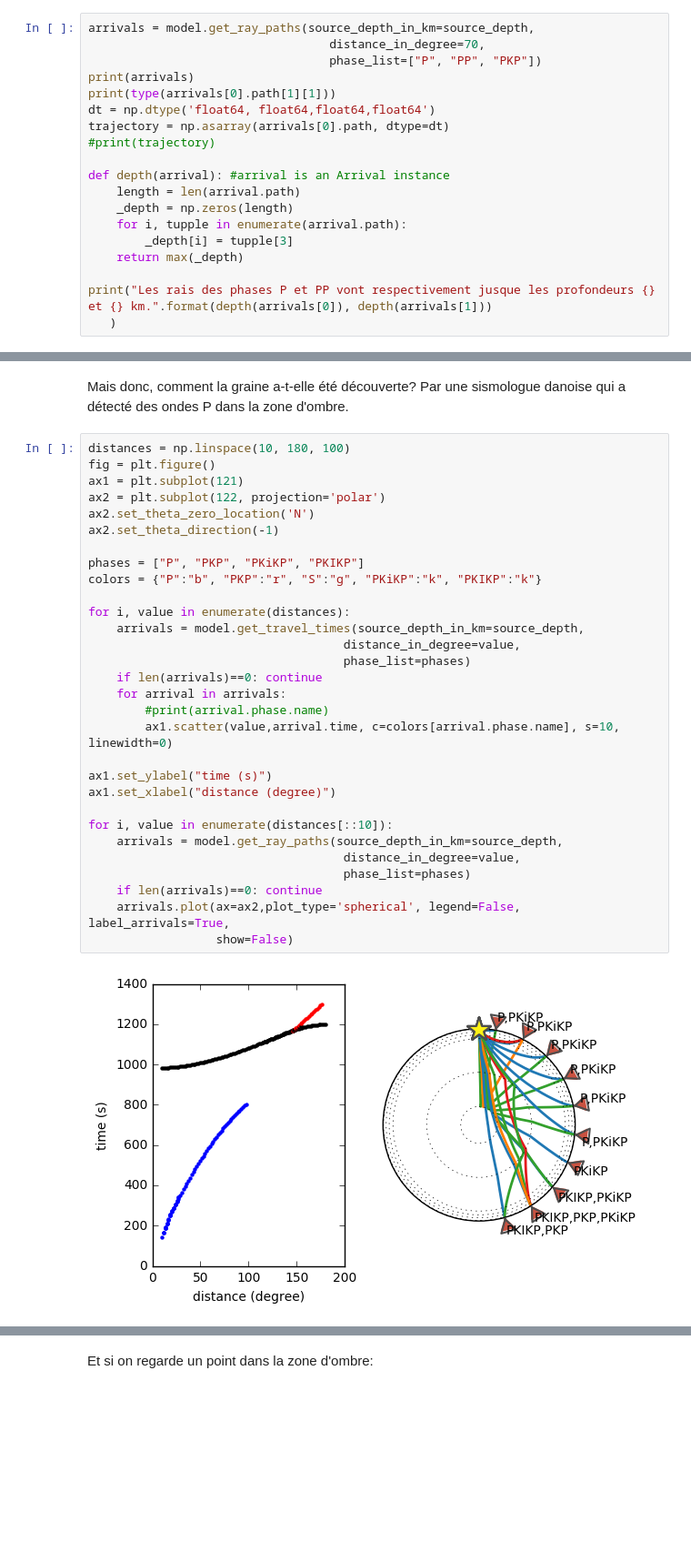
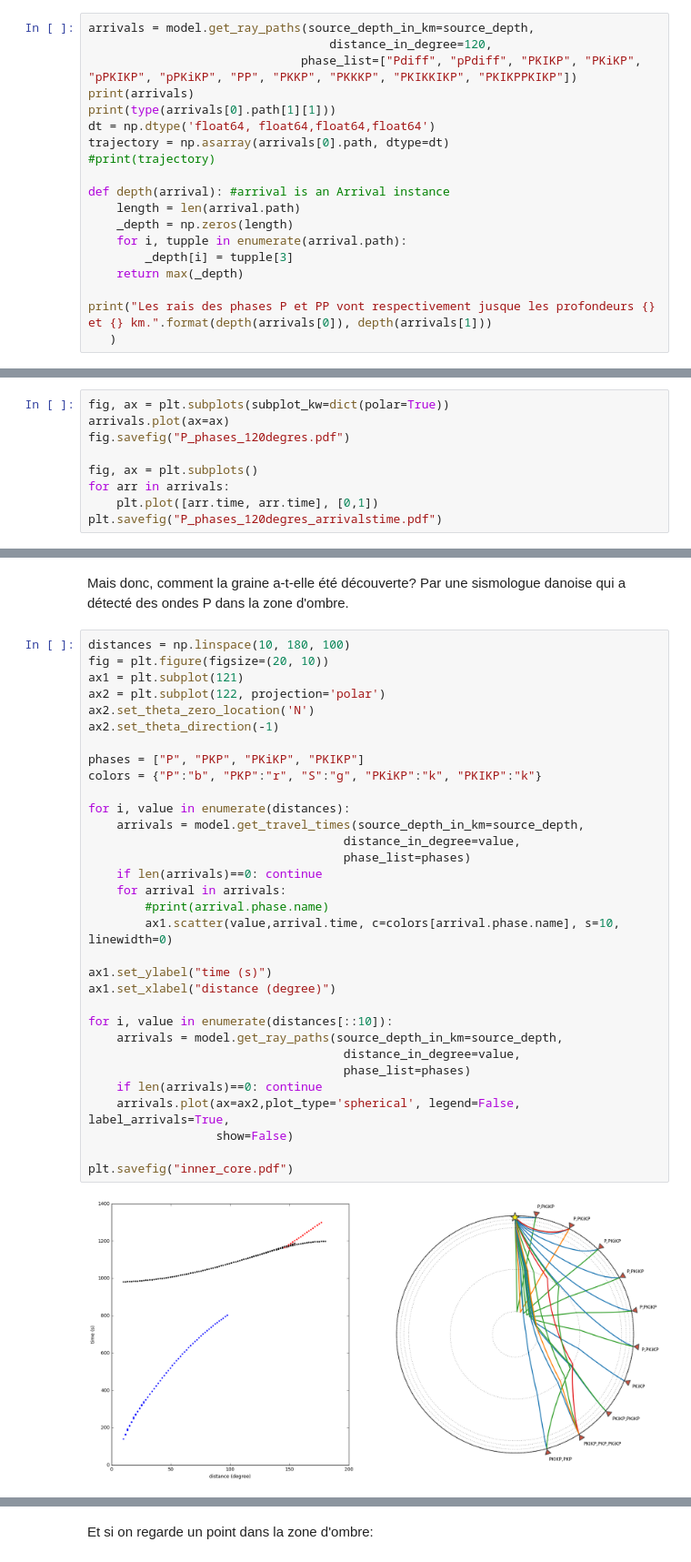
Before and after one commit to MarineLasbleis/animations_sismo, a Jupyter notebook: graine.ipynb, the cells around one changed output, grey strips where cells are left out. Shown: that part at 91% size. Cells and saved outputs as stored; diff of their text form; blank space fills up the shorter version.

```diff
--- a/graine.ipynb
+++ b/graine.ipynb
@@ -46,8 +46,8 @@ print(arrivals)
 La fonction get_ray_paths() donne en apparence la meme sortie:
 # %%
 arrivals = model.get_ray_paths(source_depth_in_km=source_depth,
-                                  distance_in_degree=70,
-                                  phase_list=["P", "PP", "PKP"])
+                                  distance_in_degree=120,
+                              phase_list=["Pdiff", "pPdiff", "PKIKP", "PKiKP", "pPKIKP", "pPKiKP", "PP", "PKKP", "PKKKP", "PKIKKIKP", "PKIKPPKIKP"])
 print(arrivals)
 print(type(arrivals[0].path[1][1]))
 dt = np.dtype('float64, float64,float64,float64')
@@ -82,0 +87,9 @@ arrivals.plot()
+# %%
+fig, ax = plt.subplots(subplot_kw=dict(polar=True))
+arrivals.plot(ax=ax)
+fig.savefig("P_phases_120degres.pdf")
+
+fig, ax = plt.subplots()
+for arr in arrivals:
+    plt.plot([arr.time, arr.time], [0,1])
+plt.savefig("P_phases_120degres_arrivalstime.pdf")
@@ -313,33 +330,35 @@ ax.set_xlabel("distance (degree)")
 Mais donc, comment la graine a-t-elle été découverte? Par une sismologue danoise qui a détecté des ondes P dans la zone d'ombre.
 # %%
 distances = np.linspace(10, 180, 100)
-fig = plt.figure()
+fig = plt.figure(figsize=(20, 10))
 ax1 = plt.subplot(121)
 ax2 = plt.subplot(122, projection='polar')
 ax2.set_theta_zero_location('N')
 ax2.set_theta_direction(-1)
 
 phases = ["P", "PKP", "PKiKP", "PKIKP"]
 colors = {"P":"b", "PKP":"r", "S":"g", "PKiKP":"k", "PKIKP":"k"}
 
 for i, value in enumerate(distances):
     arrivals = model.get_travel_times(source_depth_in_km=source_depth,
                                     distance_in_degree=value,
                                     phase_list=phases)
     if len(arrivals)==0: continue
     for arrival in arrivals:
         #print(arrival.phase.name)
         ax1.scatter(value,arrival.time, c=colors[arrival.phase.name], s=10, linewidth=0)
 
 ax1.set_ylabel("time (s)")
 ax1.set_xlabel("distance (degree)")
 
 for i, value in enumerate(distances[::10]):
     arrivals = model.get_ray_paths(source_depth_in_km=source_depth,
                                     distance_in_degree=value,
                                     phase_list=phases)
     if len(arrivals)==0: continue
     arrivals.plot(ax=ax2,plot_type='spherical', legend=False, label_arrivals=True,
                   show=False)
+
+plt.savefig("inner_core.pdf")
 # %% [output]
-[figure, old version]
+[figure, new version]
```
Also changed, not shown: parts of 6 cells of this notebook, 1 other file.
